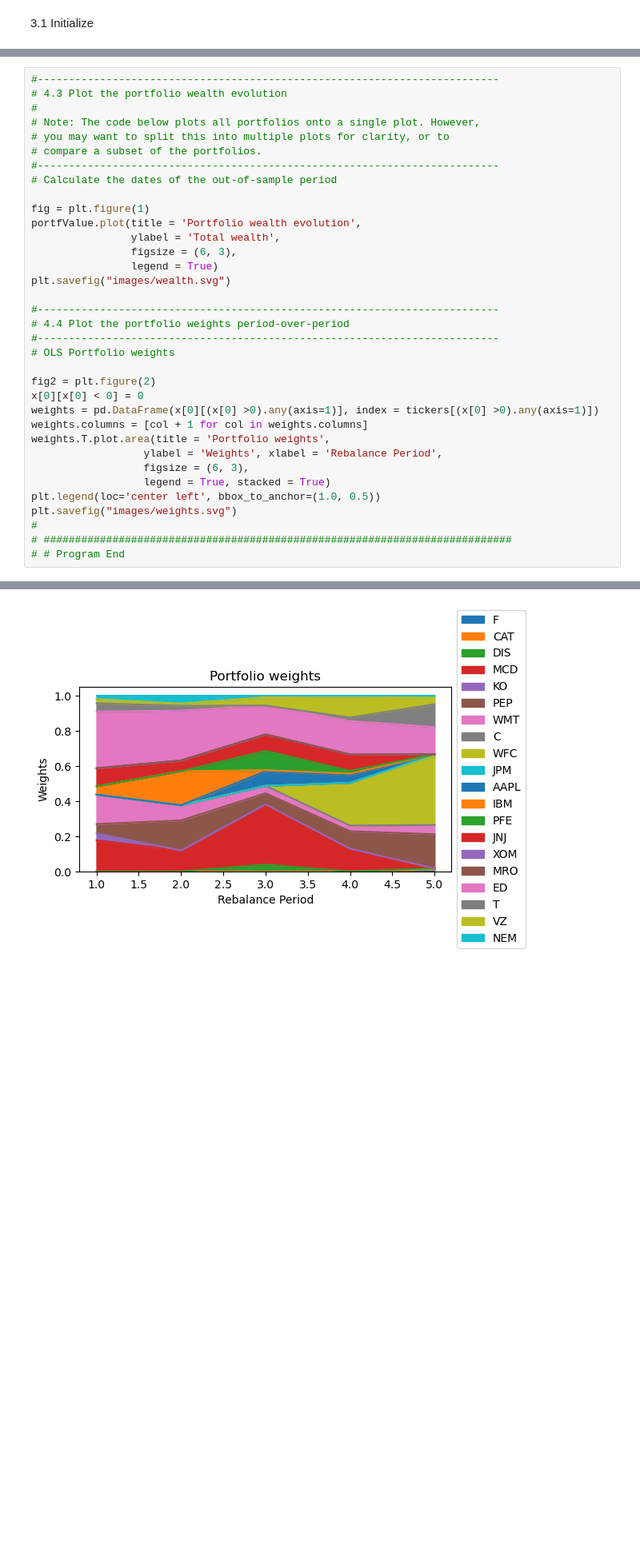
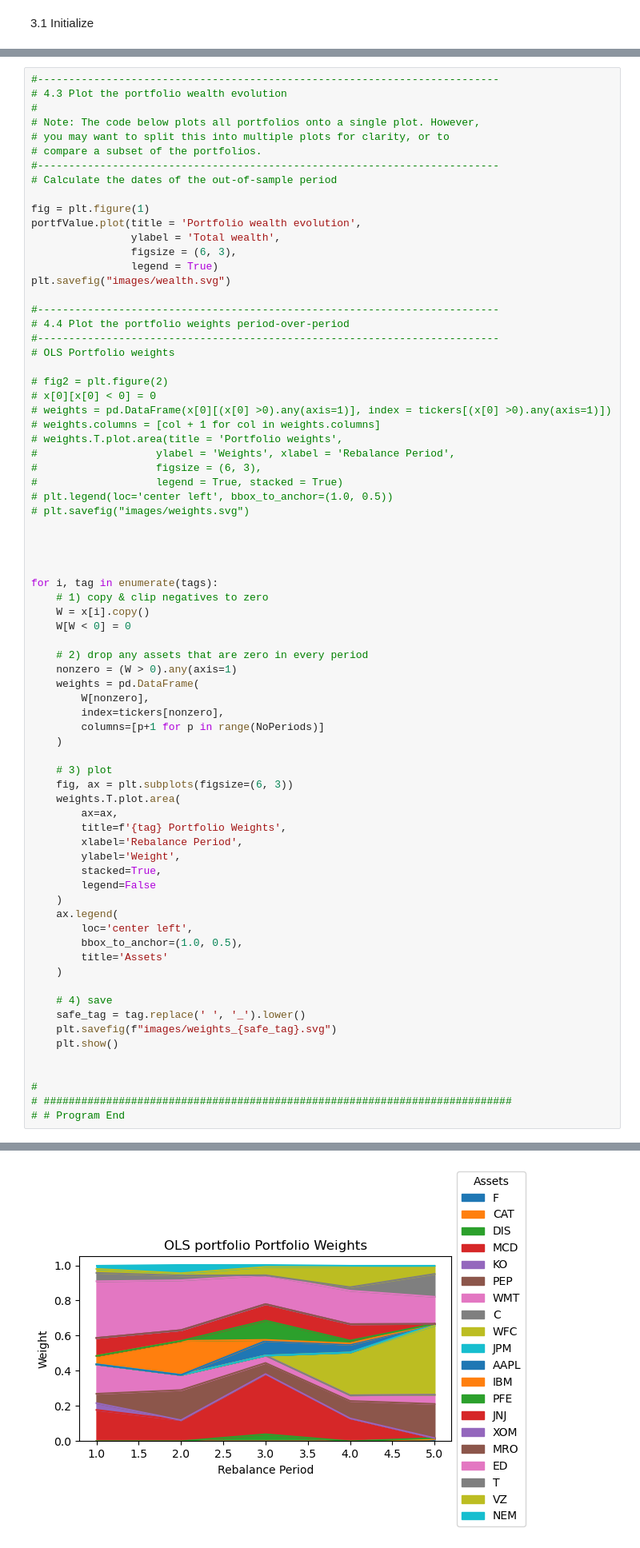
Before and after one commit to HZjl829/Portfolio-Optimization-and-Factor-Investing, a Jupyter notebook: MMF1921_Project_1_Main.ipynb, the cells around one changed output, grey strips where cells are left out. Shown at 80% size. Saved outputs shown, nothing was run; the diff lists cells and outputs as text; blank space fills up the shorter version.

Commit message:
Updated results for weights plots

```diff
--- a/MMF1921_Project_1_Main.ipynb
+++ b/MMF1921_Project_1_Main.ipynb
@@ -605,39 +605,78 @@ BSS portfolio      0.083374  0.094156  0.885491  1.549669
 # %%
 #--------------------------------------------------------------------------
 # 4.3 Plot the portfolio wealth evolution
 #
 # Note: The code below plots all portfolios onto a single plot. However,
 # you may want to split this into multiple plots for clarity, or to
 # compare a subset of the portfolios.
 #--------------------------------------------------------------------------
 # Calculate the dates of the out-of-sample period
 
 fig = plt.figure(1)
 portfValue.plot(title = 'Portfolio wealth evolution',
                 ylabel = 'Total wealth',
                 figsize = (6, 3),
                 legend = True)
 plt.savefig("images/wealth.svg")
 
 #--------------------------------------------------------------------------
 # 4.4 Plot the portfolio weights period-over-period
 #--------------------------------------------------------------------------
 # OLS Portfolio weights
 
-fig2 = plt.figure(2)
-x[0][x[0] < 0] = 0
-weights = pd.DataFrame(x[0][(x[0] >0).any(axis=1)], index = tickers[(x[0] >0).any(axis=1)])
-weights.columns = [col + 1 for col in weights.columns]
-weights.T.plot.area(title = 'Portfolio weights',
-                  ylabel = 'Weights', xlabel = 'Rebalance Period',
-                  figsize = (6, 3),
-                  legend = True, stacked = True)
-plt.legend(loc='center left', bbox_to_anchor=(1.0, 0.5))
-plt.savefig("images/weights.svg")
+# fig2 = plt.figure(2)
+# x[0][x[0] < 0] = 0
+# weights = pd.DataFrame(x[0][(x[0] >0).any(axis=1)], index = tickers[(x[0] >0).any(axis=1)])
+# weights.columns = [col + 1 for col in weights.columns]
+# weights.T.plot.area(title = 'Portfolio weights',
+#                   ylabel = 'Weights', xlabel = 'Rebalance Period',
+#                   figsize = (6, 3),
+#                   legend = True, stacked = True)
+# plt.legend(loc='center left', bbox_to_anchor=(1.0, 0.5))
+# plt.savefig("images/weights.svg")
+
+
+
+
+for i, tag in enumerate(tags):
+    # 1) copy & clip negatives to zero
+    W = x[i].copy()
+    W[W < 0] = 0
+
+    # 2) drop any assets that are zero in every period
+    nonzero = (W > 0).any(axis=1)
+    weights = pd.DataFrame(
+        W[nonzero],
+        index=tickers[nonzero],
+        columns=[p+1 for p in range(NoPeriods)]
+    )
+
+    # 3) plot
+    fig, ax = plt.subplots(figsize=(6, 3))
+    weights.T.plot.area(
+        ax=ax,
+        title=f'{tag} Portfolio Weights',
+        xlabel='Rebalance Period',
+        ylabel='Weight',
+        stacked=True,
+        legend=False
+    )
+    ax.legend(
+        loc='center left',
+        bbox_to_anchor=(1.0, 0.5),
+        title='Assets'
+    )
+
+    # 4) save
+    safe_tag = tag.replace(' ', '_').lower()
+    plt.savefig(f"images/weights_{safe_tag}.svg")
+    plt.show()
+
+
 #
 # ###########################################################################
 # # Program End
 # %% [output]
 <Figure size 640x480 with 0 Axes>
 [figure]
-[figure, old version]
+[figure, new version]
```
Also changed, not shown: parts of 1 cell of this notebook, 5 other files.
